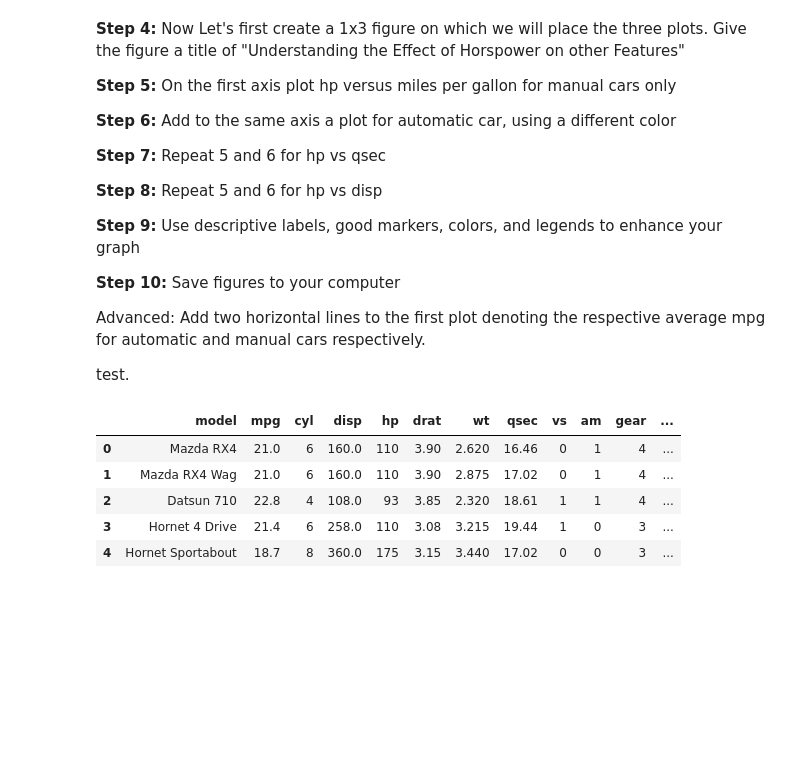
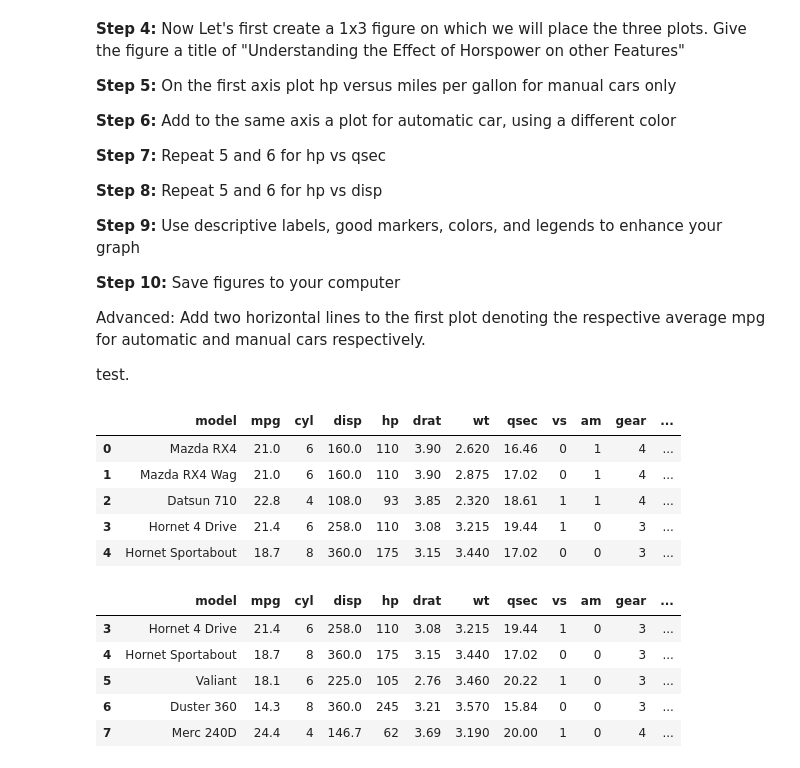
Before and after one commit to ayofalode/tutorial8, a Jupyter notebook: Tutorial8.ipynb, the cells around one changed output. Drawn from its saved outputs; the diff is of its cells as text; code cells hidden in the pictures; blank space fills up the shorter version.

```diff
--- a/Tutorial8.ipynb
+++ b/Tutorial8.ipynb
@@ -42,3 +42,13 @@ df.head()
 | 2 | Datsun 710 | 22.8 | 4 | 108.0 | 93 | 3.85 | 2.320 | 18.61 | 1 | 1 | 4 | ... |
 | 3 | Hornet 4 Drive | 21.4 | 6 | 258.0 | 110 | 3.08 | 3.215 | 19.44 | 1 | 0 | 3 | ... |
 | 4 | Hornet Sportabout | 18.7 | 8 | 360.0 | 175 | 3.15 | 3.440 | 17.02 | 0 | 0 | 3 | ... |
+# %%
+automatic = df.loc[df['am'] == 0]
+automatic.head()
+# %% [output]
+|  | model | mpg | cyl | disp | hp | drat | wt | qsec | vs | am | gear | ... |
+| 3 | Hornet 4 Drive | 21.4 | 6 | 258.0 | 110 | 3.08 | 3.215 | 19.44 | 1 | 0 | 3 | ... |
+| 4 | Hornet Sportabout | 18.7 | 8 | 360.0 | 175 | 3.15 | 3.440 | 17.02 | 0 | 0 | 3 | ... |
+| 5 | Valiant | 18.1 | 6 | 225.0 | 105 | 2.76 | 3.460 | 20.22 | 1 | 0 | 3 | ... |
+| 6 | Duster 360 | 14.3 | 8 | 360.0 | 245 | 3.21 | 3.570 | 15.84 | 0 | 0 | 3 | ... |
+| 7 | Merc 240D | 24.4 | 4 | 146.7 | 62 | 3.69 | 3.190 | 20.00 | 1 | 0 | 4 | ... |
```
Also changed, not shown: parts of 3 cells of this notebook.
